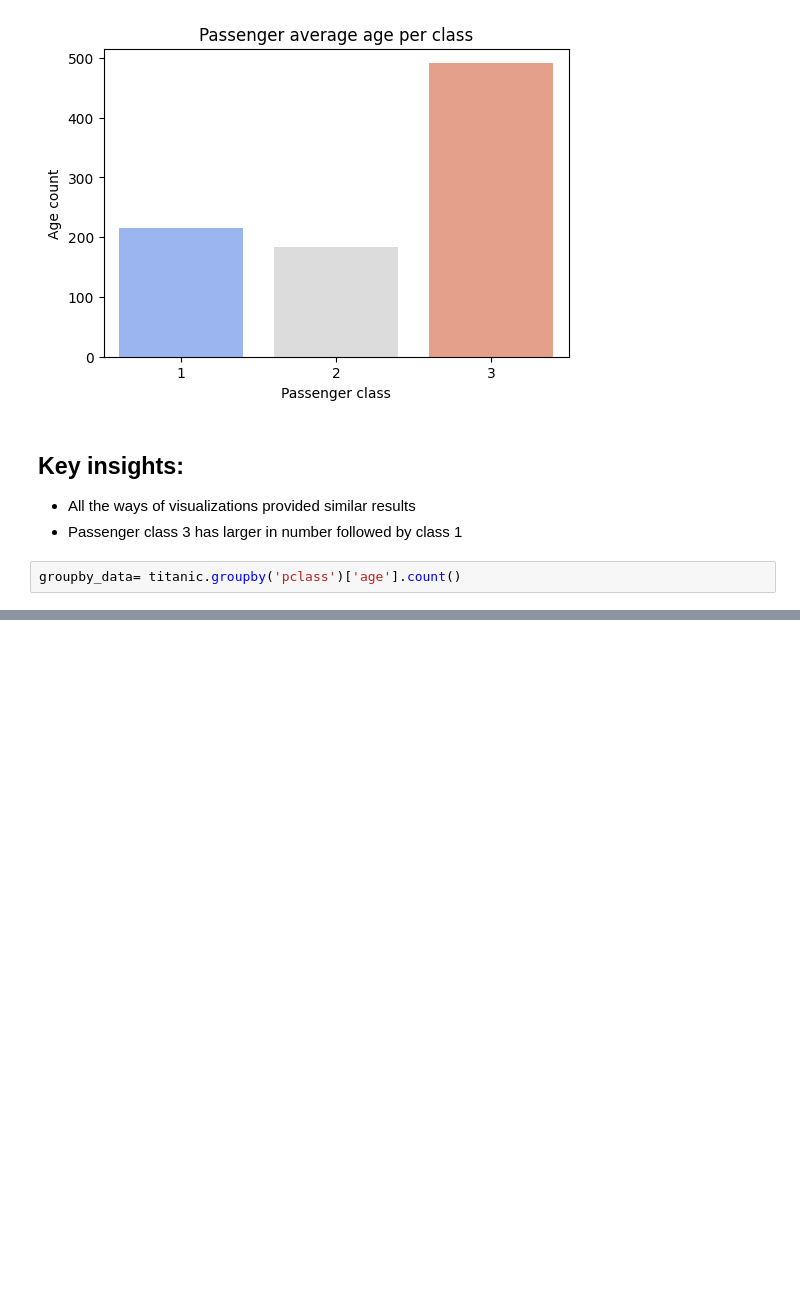
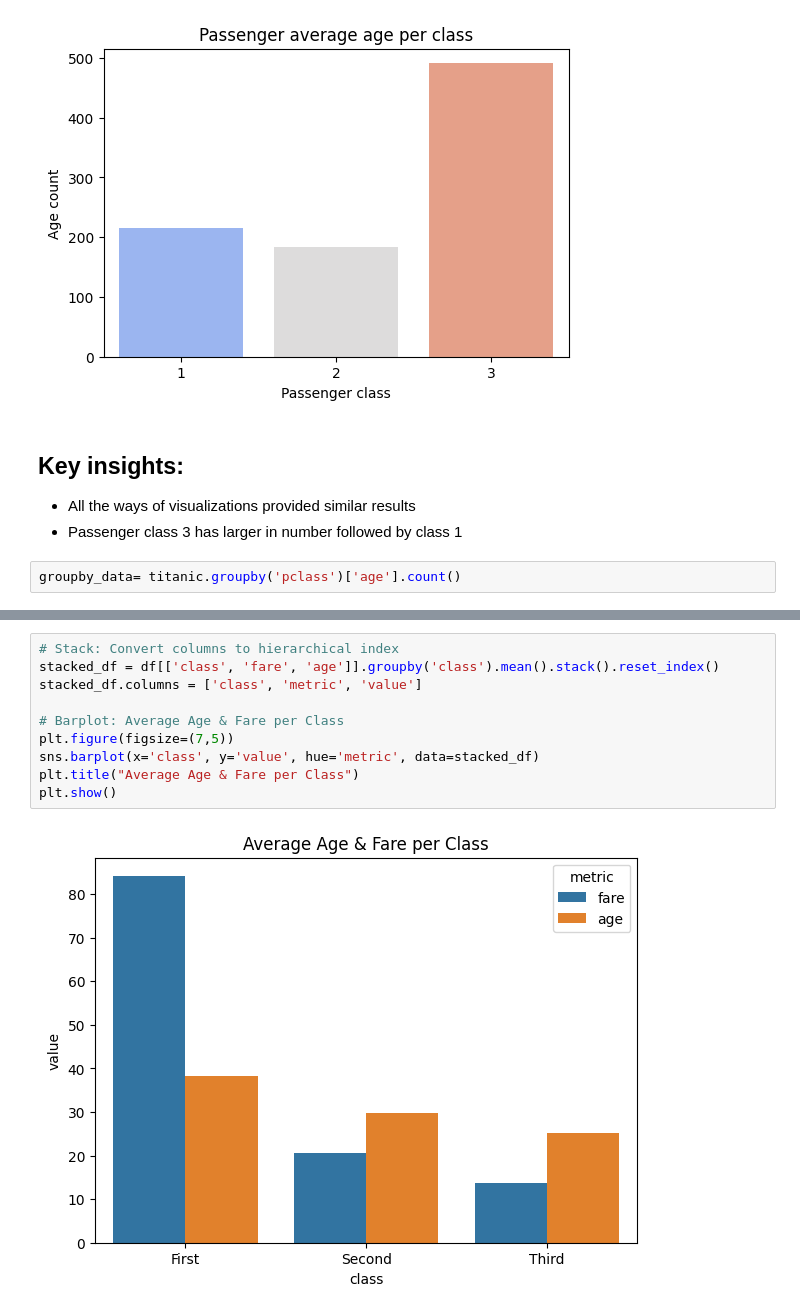
Before and after one commit to ake369/python_tutorial, a Jupyter notebook: notebooks/pandas.ipynb, the cells around one changed output, grey strips where cells are left out. Cells and saved outputs as stored; diff of their text form; blank space fills up the shorter version.

```diff
--- a/notebooks/pandas.ipynb
+++ b/notebooks/pandas.ipynb
@@ -388,0 +597,12 @@ Text(0.5, 1.0, 'The average age per passenger class')
+# %%
+# Stack: Convert columns to hierarchical index
+stacked_df = df[['class', 'fare', 'age']].groupby('class').mean().stack().reset_index()
+stacked_df.columns = ['class', 'metric', 'value']
+
+# Barplot: Average Age & Fare per Class
+plt.figure(figsize=(7,5))
+sns.barplot(x='class', y='value', hue='metric', data=stacked_df)
+plt.title("Average Age & Fare per Class")
+plt.show()
+# %% [output]
+[figure, added]
```
Also changed, not shown: parts of 42 cells of this notebook.
